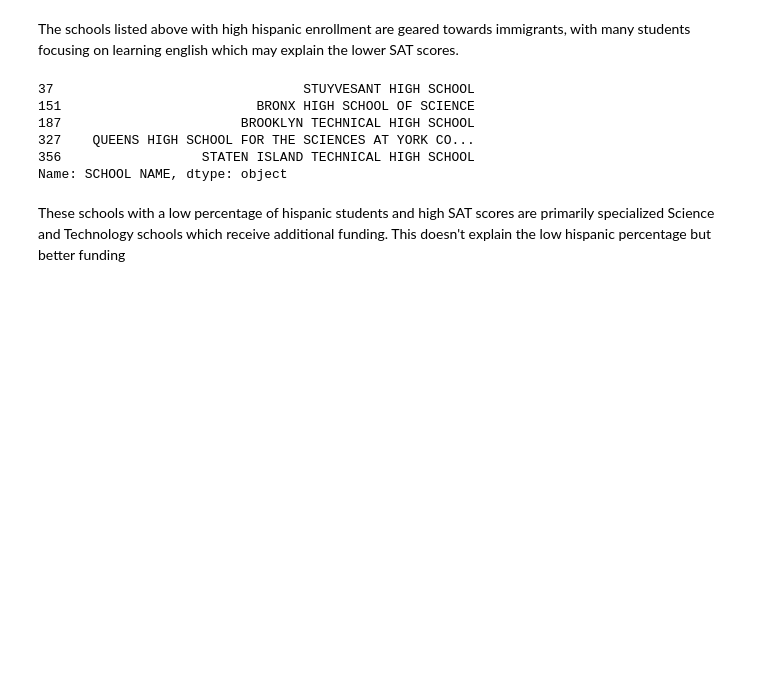
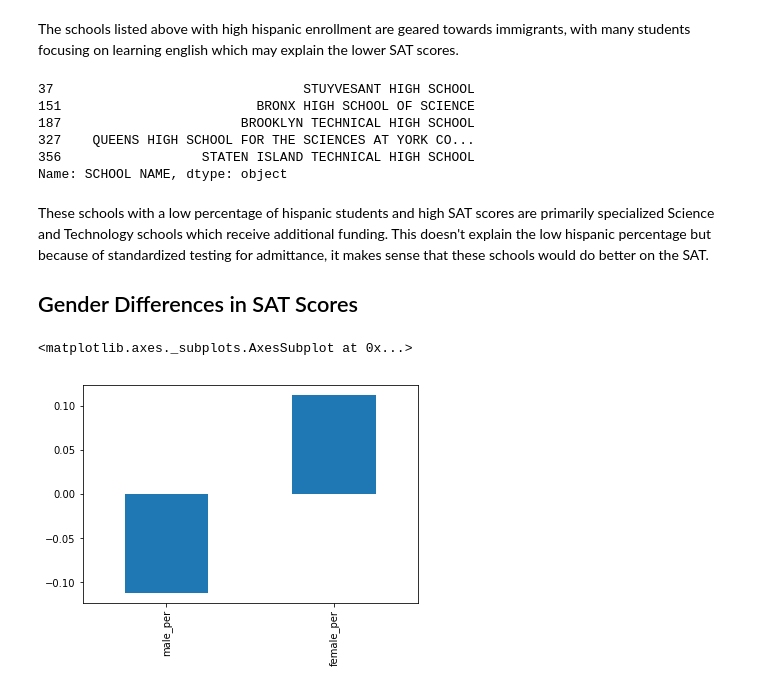
Before and after one commit to hsdistefa/nyc-school-analysis, a Jupyter notebook: Schools.ipynb, the cells around one changed output. Drawn from its saved outputs; the diff is of its cells as text; code cells hidden in the pictures; blank space fills up the shorter version.

Commit message:
Added analysis gender sat differences

```diff
--- a/Schools.ipynb
+++ b/Schools.ipynb
@@ -241,4 +241,12 @@ print(combined[lt_10_hispanic & high_sat_score]['SCHOOL NAME'])
 356                  STATEN ISLAND TECHNICAL HIGH SCHOOL
 Name: SCHOOL NAME, dtype: object
 # %% [markdown]
-These schools with a low percentage of hispanic students and high SAT scores are primarily specialized Science and Technology schools which receive additional funding. This doesn't explain the low hispanic percentage but better funding
+These schools with a low percentage of hispanic students and high SAT scores are primarily specialized Science and Technology schools which receive additional funding. This doesn't explain the low hispanic percentage but because of standardized testing for admittance, it makes sense that these schools would do better on the SAT.
+
+## Gender Differences in SAT Scores
+# %%
+gender_cols = ['male_per', 'female_per']
+combined.corr()['sat_score'][gender_cols].plot.bar()
+# %% [output]
+<matplotlib.axes._subplots.AxesSubplot at 0x...>
+[figure, added]
```
Also changed, not shown: parts of 4 cells of this notebook.
